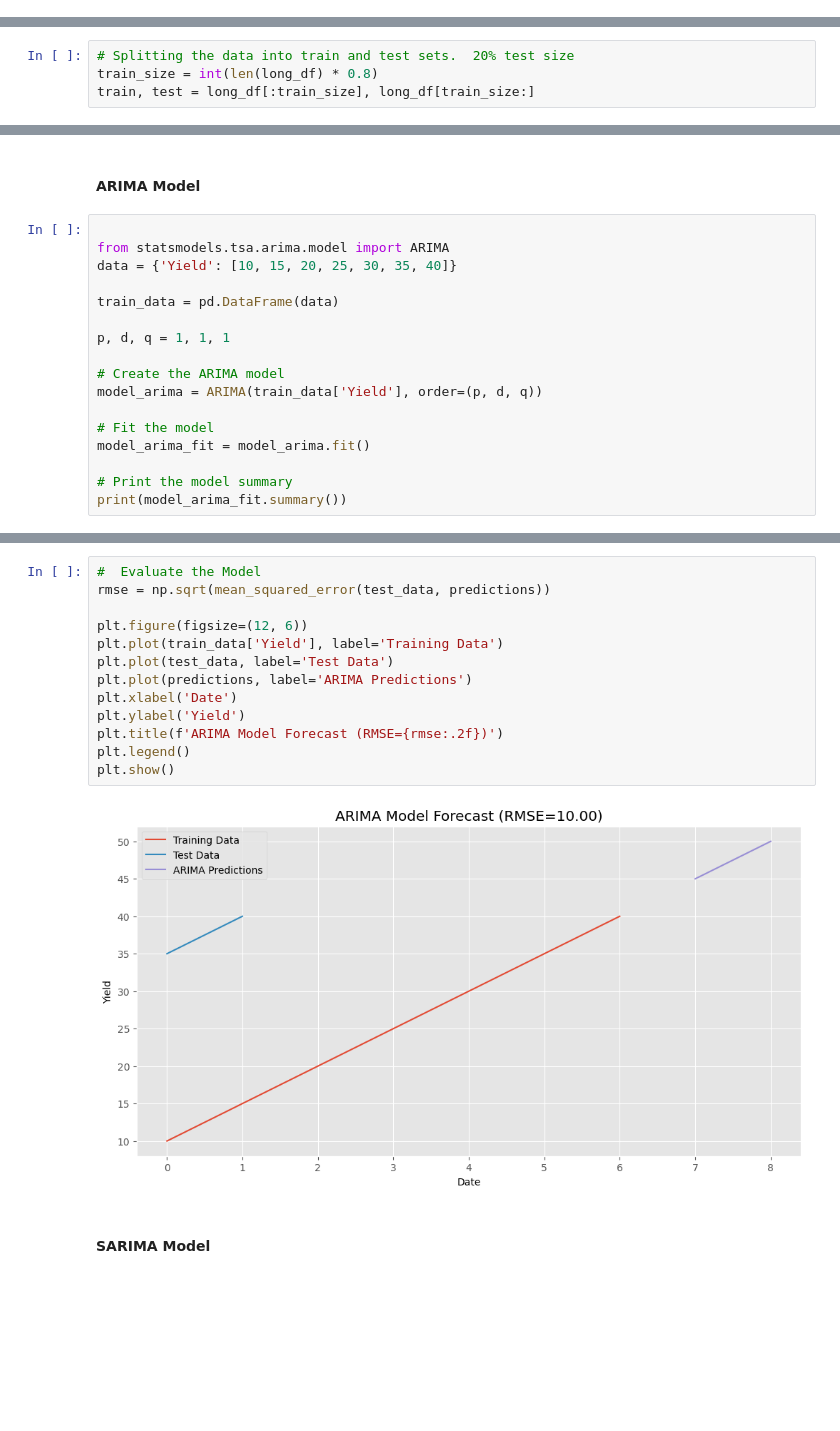
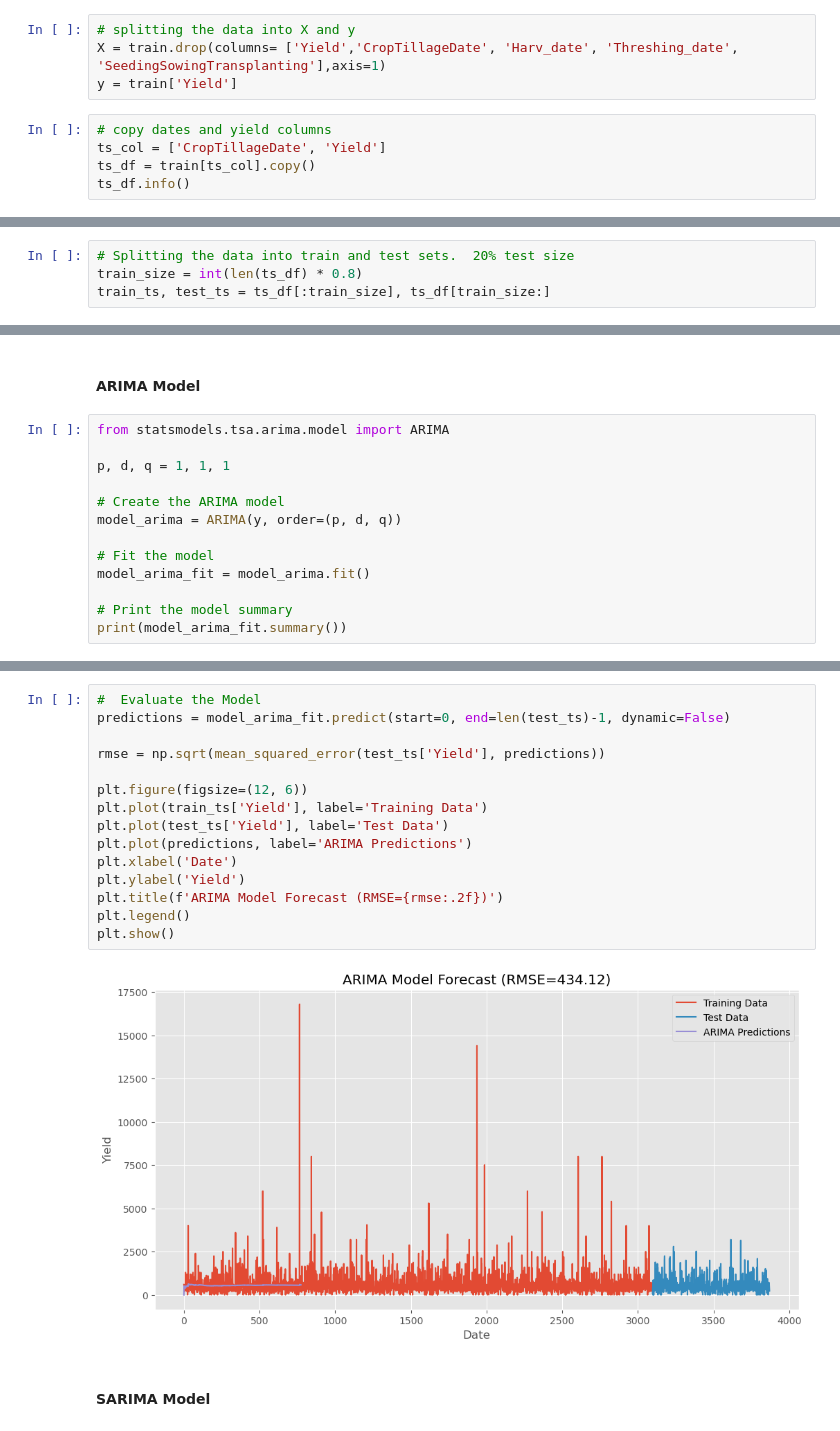
Before and after one commit to JOHNMARK-cmd/phase5project, a Jupyter notebook: GROUP-SIX (2).ipynb, the cells around one changed output, grey strips where cells are left out. Saved outputs shown, nothing was run; the diff lists cells and outputs as text; blank space fills up the shorter version.

```diff
--- a/GROUP-SIX (2).ipynb
+++ b/GROUP-SIX (2).ipynb
@@ -797,3 +853,12 @@ long_df.head()
 5 rows × 32 columns
 # %% [markdown]
 ## Modelling
+# %%
+# splitting the data into X and y
+X = train.drop(columns= ['Yield','CropTillageDate', 'Harv_date', 'Threshing_date', 'SeedingSowingTransplanting'],axis=1)
+y = train['Yield']
+# %%
+# copy dates and yield columns
+ts_col = ['CropTillageDate', 'Yield']
+ts_df = train[ts_col].copy()
+ts_df.info()
@@ -800,7 +875,7 @@ long_df.head()
 # %%
 # Splitting the data into train and test sets.  20% test size
-train_size = int(len(long_df) * 0.8)
-train, test = long_df[:train_size], long_df[train_size:]
+train_size = int(len(ts_df) * 0.8)
+train_ts, test_ts = ts_df[:train_size], ts_df[train_size:]
 # %% [markdown]
 The presence of seasonality and trend in a time series can significantly impact the forecasted values. These components introduce systematic patterns and directional movements that need to be considered when making predictions. By understanding and accounting for the effects of seasonality and trend, more accurate forecasts can be generated for the time series data.
 # %% [markdown]
@@ -962,16 +1002,12 @@ plt.show()
 # %% [markdown]
 ####  ARIMA Model
 # %%
-
 from statsmodels.tsa.arima.model import ARIMA
-data = {'Yield': [10, 15, 20, 25, 30, 35, 40]}
-
-train_data = pd.DataFrame(data)
 
 p, d, q = 1, 1, 1
 
 # Create the ARIMA model
-model_arima = ARIMA(train_data['Yield'], order=(p, d, q))
+model_arima = ARIMA(y, order=(p, d, q))
 
 # Fit the model
 model_arima_fit = model_arima.fit()
@@ -998,19 +1034,21 @@ Warnings:
 [1] Covariance matrix calculated using the outer product of gradients (complex-step).
 # %%
 #  Evaluate the Model
-rmse = np.sqrt(mean_squared_error(test_data, predictions))
+predictions = model_arima_fit.predict(start=0, end=len(test_ts)-1, dynamic=False)
+
+rmse = np.sqrt(mean_squared_error(test_ts['Yield'], predictions))
 
 plt.figure(figsize=(12, 6))
-plt.plot(train_data['Yield'], label='Training Data')
-plt.plot(test_data, label='Test Data')
+plt.plot(train_ts['Yield'], label='Training Data')
+plt.plot(test_ts['Yield'], label='Test Data')
 plt.plot(predictions, label='ARIMA Predictions')
 plt.xlabel('Date')
 plt.ylabel('Yield')
 plt.title(f'ARIMA Model Forecast (RMSE={rmse:.2f})')
 plt.legend()
 plt.show()
 # %% [output]
-[figure, old version]
+[figure, new version]
 # %% [markdown]
 ####  SARIMA Model
 # %%
```
Also changed, not shown: parts of 60 cells of this notebook, 7 other files.
